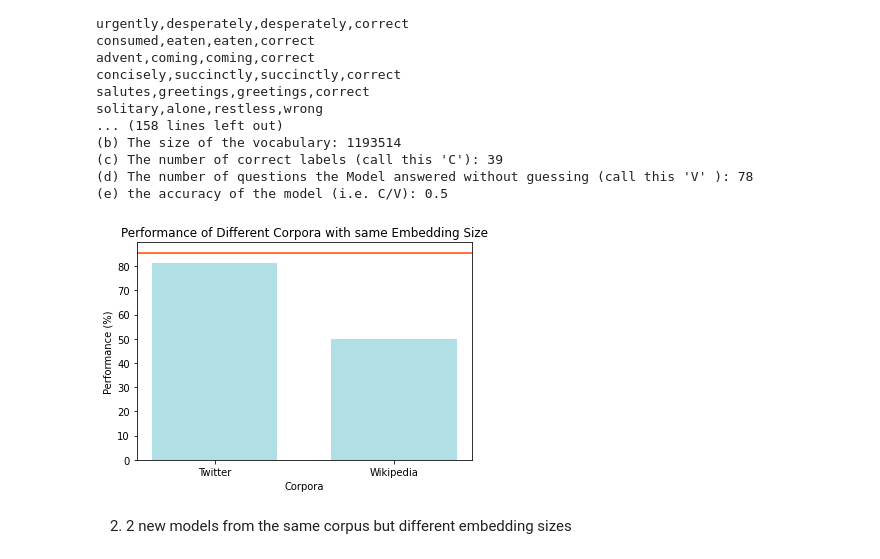
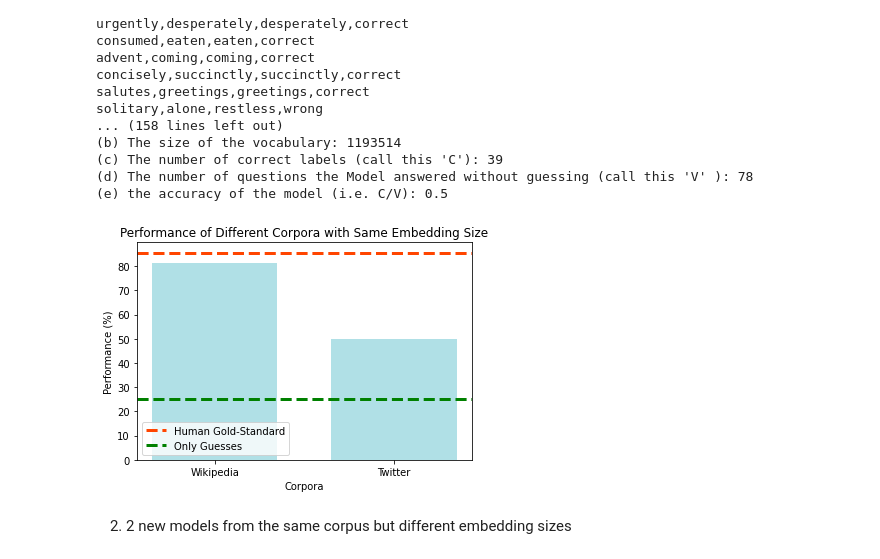
Before and after one commit to comp472-bots/mini-project-3, a Jupyter notebook: mini-project-3.ipynb, the cells around one changed output. Saved outputs shown, nothing was run; the diff lists cells and outputs as text; code cells hidden in the pictures.

Commit message:
Added line chart

```diff
--- a/mini-project-3.ipynb
+++ b/mini-project-3.ipynb
@@ -228,7 +228,7 @@ KeyboardInterrupt:
 performance_wiki_100 = compute_synonyms(model_word2vec_glove_wiki_100, "glove-wiki-gigaword-100")
 performance_twitter_100 = compute_synonyms(model_word2vec_glove_twitter_100, "glove-twitter-100")
 
-performances_list = [performance_wiki_100, performance_twitter_100]
+performances_corpora_list = [performance_wiki_100, performance_twitter_100]
 # %% [output]
 enormously,tremendously,tremendously,correct
 provisions,stipulations,stipulations,correct
@@ -250,23 +250,28 @@ solitary,alone,restless,wrong
 # %%
 # Let's compare the results of models from different corpora but same embedding size
 
 import matplotlib.pyplot as plt
 
-corpora_list = ['Twitter', 'Wikipedia']
+corpora_list = ['Wikipedia', 'Twitter']
 
 # Human gold standard performance retrieved from class results
 human_standard_perforance = 85.6
 
+# Average performance if choices were all guesses - on average, 1 correct answers out of 4 guess-words or 25%
+guess_performance = 25
+
 # Creating the bar plot
-plt.bar(corpora_list, performances_list, color = 'powderblue', width = 0.7, align = 'center')
+plt.bar(corpora_list, performances_corpora_list, color = 'powderblue', width = 0.7, align = 'center')
 
 plt.xlabel("Corpora")
 plt.ylabel("Performance (%)")
-plt.title("Performance of Different Corpora with same Embedding Size")
-plt.axhline(human_standard_perforance, color = 'orangered')
+plt.title("Performance of Different Corpora with Same Embedding Size")
+plt.axhline(human_standard_perforance, label = 'Human Gold-Standard', color = 'orangered', lw = 3, ls = '--')
+plt.axhline(guess_performance, label = 'Only Guesses', color = 'green', lw = 3, ls = '--')
+plt.legend(loc = 'lower left')
 plt.show()
 # %% [output]
-[figure, old version]
+[figure, new version]
 # %% [markdown]
 2. 2 new models from the same corpus but different embedding sizes
 # %%
```
Also changed, not shown: parts of 2 cells of this notebook, 2 other files.
